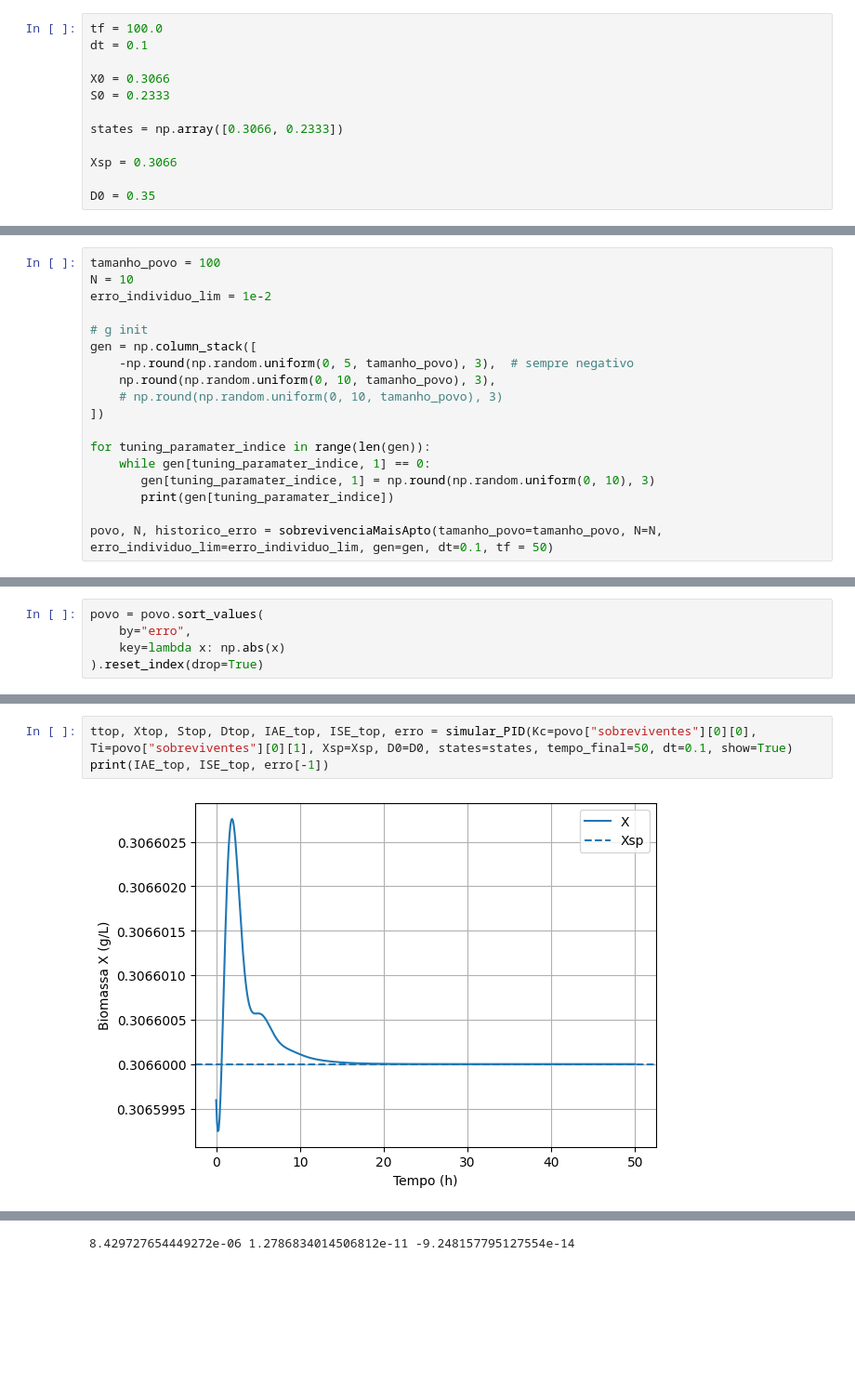
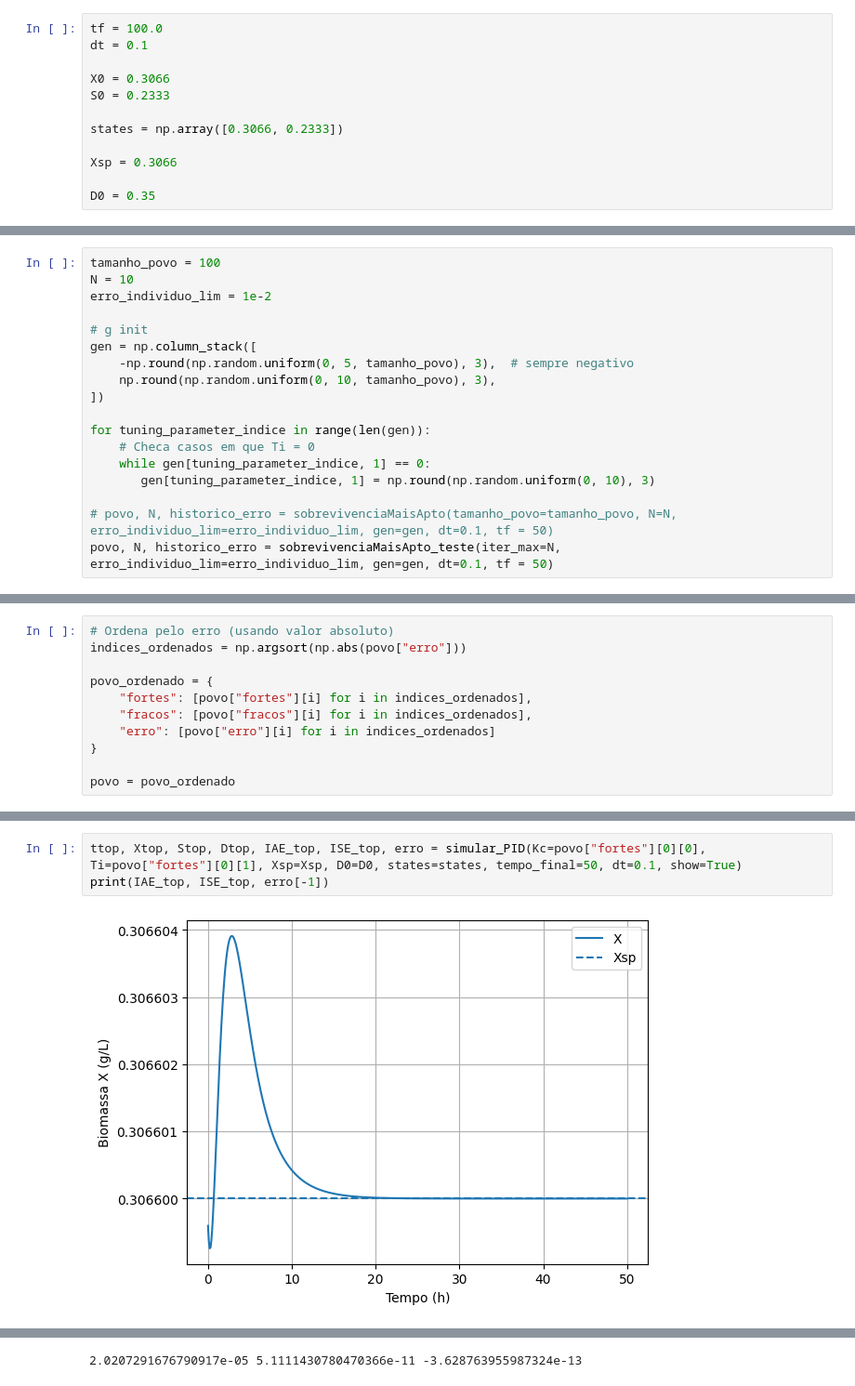
Before and after one commit to andersonmoura-cn/BioReator, a Jupyter notebook: src/genetico.ipynb, the cells around one changed output, grey strips where cells are left out. Shown at 93% size. Cells and saved outputs as stored; diff of their text form; blank space fills up the shorter version.

Commit message:
feature: algoritmo genetico completo (função de custo sendo somente o erro)

```diff
--- a/src/genetico.ipynb
+++ b/src/genetico.ipynb
@@ -116,15 +299,15 @@ erro_individuo_lim = 1e-2
 gen = np.column_stack([
     -np.round(np.random.uniform(0, 5, tamanho_povo), 3),  # sempre negativo
     np.round(np.random.uniform(0, 10, tamanho_povo), 3),
-    # np.round(np.random.uniform(0, 10, tamanho_povo), 3)
 ])
 
-for tuning_paramater_indice in range(len(gen)):
-    while gen[tuning_paramater_indice, 1] == 0:
-       gen[tuning_paramater_indice, 1] = np.round(np.random.uniform(0, 10), 3)
-       print(gen[tuning_paramater_indice])
+for tuning_parameter_indice in range(len(gen)):
+    # Checa casos em que Ti = 0
+    while gen[tuning_parameter_indice, 1] == 0:
+       gen[tuning_parameter_indice, 1] = np.round(np.random.uniform(0, 10), 3)
 
-povo, N, historico_erro = sobrevivenciaMaisApto(tamanho_povo=tamanho_povo, N=N, erro_individuo_lim=erro_individuo_lim, gen=gen, dt=0.1, tf = 50)
+# povo, N, historico_erro = sobrevivenciaMaisApto(tamanho_povo=tamanho_povo, N=N, erro_individuo_lim=erro_individuo_lim, gen=gen, dt=0.1, tf = 50)
+povo, N, historico_erro = sobrevivenciaMaisApto_teste(iter_max=N, erro_individuo_lim=erro_individuo_lim, gen=gen, dt=0.1, tf = 50)
 # %%
 import matplotlib.pyplot as plt
 import numpy as np
@@ -157,5 +340,11 @@ plt.show()
 # %%
-povo = povo.sort_values(
-    by="erro",
-    key=lambda x: np.abs(x)
-).reset_index(drop=True)
+# Ordena pelo erro (usando valor absoluto)
+indices_ordenados = np.argsort(np.abs(povo["erro"]))
+
+povo_ordenado = {
+    "fortes": [povo["fortes"][i] for i in indices_ordenados],
+    "fracos": [povo["fracos"][i] for i in indices_ordenados],
+    "erro": [povo["erro"][i] for i in indices_ordenados]
+}
+
+povo = povo_ordenado
@@ -166,5 +357,5 @@ np.float64(-3.445)
 # %%
-ttop, Xtop, Stop, Dtop, IAE_top, ISE_top, erro = simular_PID(Kc=povo["sobreviventes"][0][0], Ti=povo["sobreviventes"][0][1], Xsp=Xsp, D0=D0, states=states, tempo_final=50, dt=0.1, show=True)
+ttop, Xtop, Stop, Dtop, IAE_top, ISE_top, erro = simular_PID(Kc=povo["fortes"][0][0], Ti=povo["fortes"][0][1], Xsp=Xsp, D0=D0, states=states, tempo_final=50, dt=0.1, show=True)
 print(IAE_top, ISE_top, erro[-1])
 # %% [output]
-[figure, old version]
+[figure, new version]
@@ -174 +365 @@ print(IAE_top, ISE_top, erro[-1])
-8.429727654449272e-06 1.2786834014506812e-11 -9.248157795127554e-14
+2.0207291676790917e-05 5.1111430780470366e-11 -3.628763955987324e-13
```
Also changed, not shown: parts of 9 cells of this notebook.
